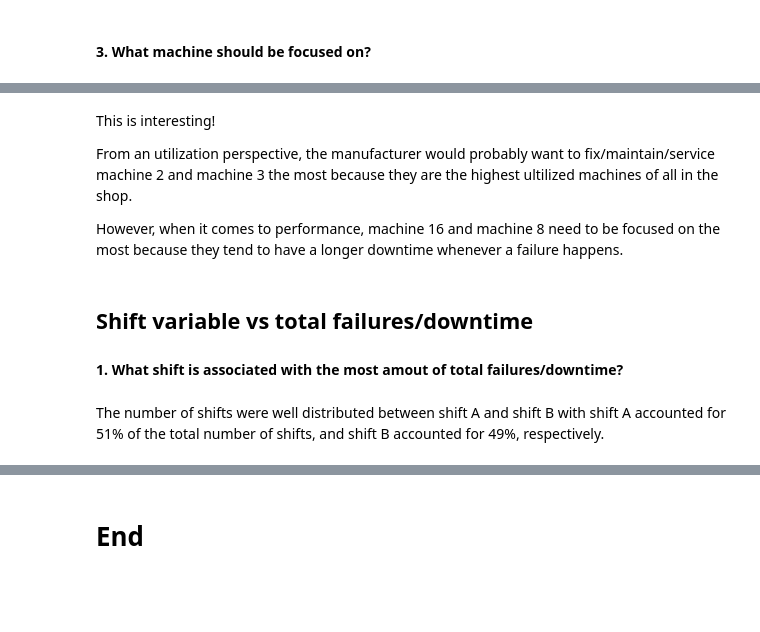
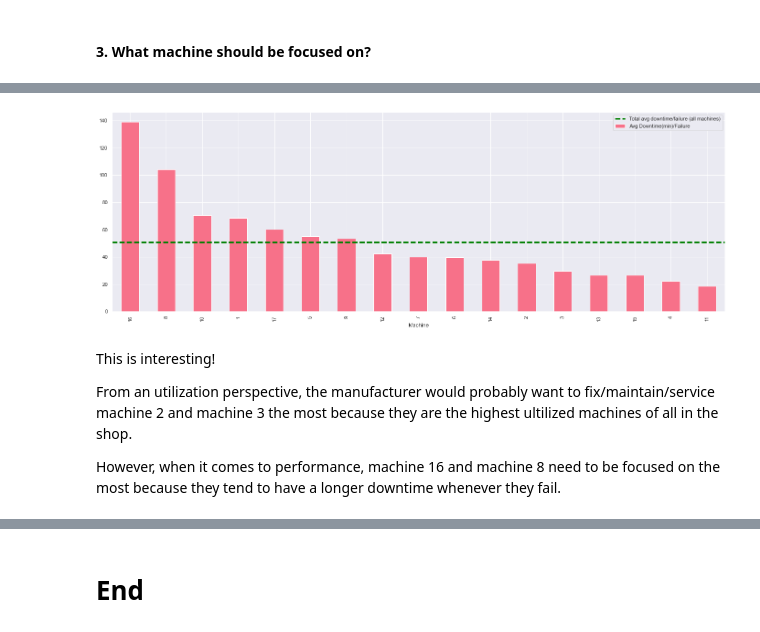
Before and after one commit to vilandao/analytics_onboarding, a Jupyter notebook: Exploration.ipynb, the cells around one changed output, grey strips where cells are left out. Cells and saved outputs as stored; diff of their text form; code cells hidden in the pictures; blank space fills up the shorter version.

```diff
--- a/Exploration.ipynb
+++ b/Exploration.ipynb
@@ -326,11 +332,11 @@ Even though machine 2 was ultilized the most and contributed to the highest numb
 #### 3. What machine should be focused on?
 # %%
 # create avg downtime/failure metric for each machine
-machine_downtime_per_failure = combined_df[['Machine', 'Total Failures', 'Total Downtime']]
+machine_dt_per_fl = combined_df[['Machine', 'Total Failures', 'Total Downtime min']]
 
-machine_downtime_per_failure = machine_downtime_per_failure.groupby('Machine')[['Total Failures','Total Downtime']].sum()
+machine_dt_per_fl = machine_dt_per_fl.groupby('Machine')[['Total Failures','Total Downtime min']].sum()
 
-machine_downtime_per_failure['Avg Downtime(min)/Failure'] = machine_downtime_per_failure['Total Downtime']/ machine_downtime_per_failure['Total Failures']
+machine_dt_per_fl['Avg Downtime(min)/Failure'] = machine_dt_per_fl['Total Downtime min']/ machine_dt_per_fl['Total Failures']
 
-machine_downtime_per_failure.sort_values(by = 'Avg Downtime(min)/Failure', ascending = False)
+machine_dt_per_fl.sort_values(by = 'Avg Downtime(min)/Failure', ascending = False)
 # %% [output]
@@ -338,10 +362,20 @@ KeyError: "['Total Downtime'] not in index"
+# %%
+# plot avg downtime(min)/failure per machine vs average downtime(min)/failure per all machines
+machine_dt_per_fl['Avg Downtime(min)/Failure'].sort_values(ascending = False).plot(kind = 'bar')
+
+plt.axhline(combined_df['Total Downtime min'].sum()/combined_df['Total Failures'].sum(),
+            c='green',
+            linestyle='--',
+            linewidth=3,
+            label = 'Total avg downtime/failure (all machines)')
+
+plt.legend()
+plt.show()
+# %% [output]
+[figure, added]
 # %% [markdown]
 This is interesting!
 
 From an utilization perspective, the manufacturer would probably want to fix/maintain/service machine 2 and machine 3 the most because they are the highest ultilized machines of all in the shop.
 
-However, when it comes to performance, machine 16 and machine 8 need to be focused on the most because they tend to have a longer downtime whenever a failure happens.
+However, when it comes to performance, machine 16 and machine 8 need to be focused on the most because they tend to have a longer downtime whenever they fail.
-# %% [markdown]
-## Shift variable vs total failures/downtime
-
-#### 1. What shift is associated with the most amout of total failures/downtime?
@@ -353,2 +381,0 @@ shift_proportion
-# %% [markdown]
-The number of shifts were well distributed between shift A and shift B with shift A accounted for 51% of the total number of shifts, and shift B accounted for 49%, respectively.
```
Also changed, not shown: parts of 59 cells of this notebook.
